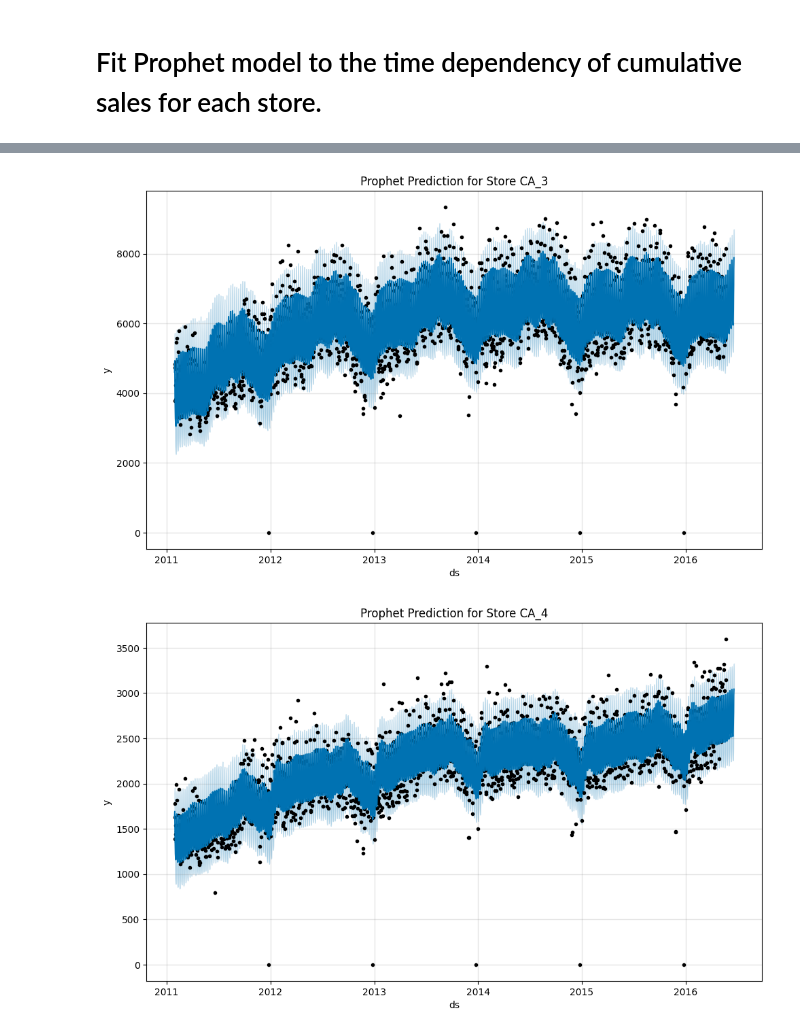
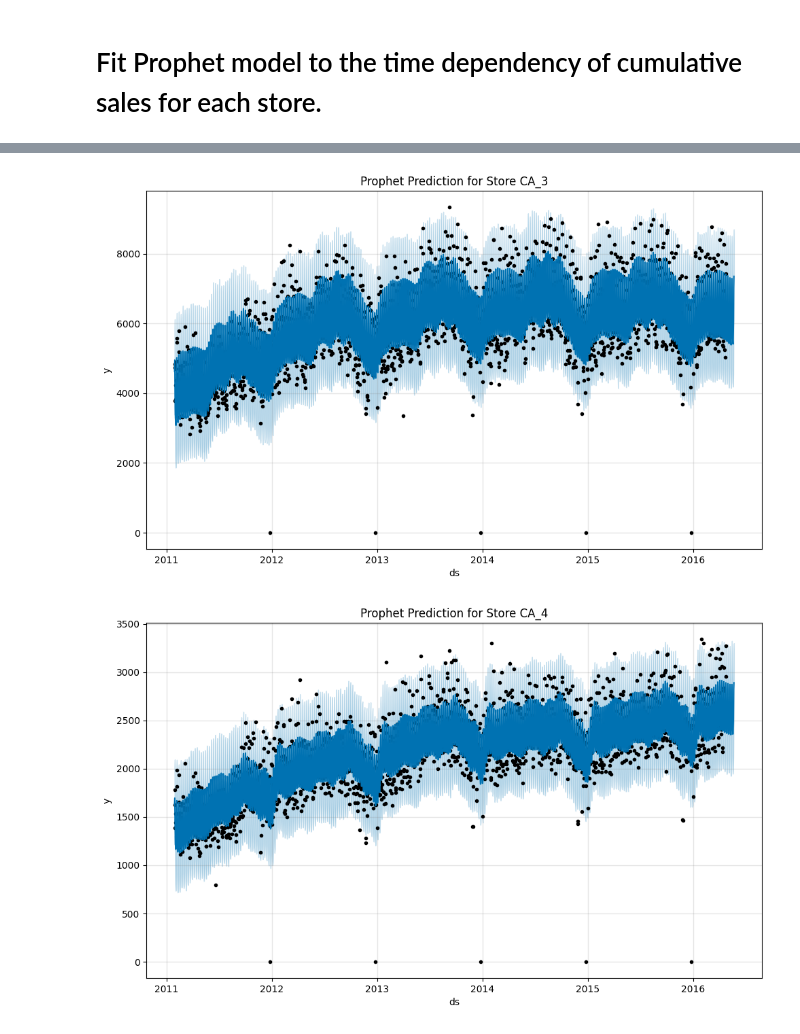
Before and after one commit to VPERepos/DataSciencePortfolio, a Jupyter notebook: TimeSeriesForecasting/GroceryRetailSalesForecasting/Notebooks/GroceryRetailSalesForecastingModellingPrototype.ipynb, the cells around one changed output, grey strips where cells are left out. Cells and saved outputs as stored; diff of their text form; code cells hidden in the pictures.

Commit message:
backup 2: modeling grocery retail forecast

```diff
--- a/TimeSeriesForecasting/GroceryRetailSalesForecasting/Notebooks/GroceryRetailSalesForecastingModellingPrototype.ipynb
+++ b/TimeSeriesForecasting/GroceryRetailSalesForecasting/Notebooks/GroceryRetailSalesForecastingModellingPrototype.ipynb
@@ -5,6 +5,7 @@ import os
 import pandas as pd
 from prophet import Prophet
 import numpy as np
+import matplotlib.pyplot as plt
 
 DATASETS_PATH = os.getenv("DATASETS_PATH")
 
@@ -12,57 +13,78 @@ df_calendar = pd.read_csv(DATASETS_PATH + "/RetailOptimizationProject/m5-forecas
 
 df_sell_prices = pd.read_csv(DATASETS_PATH + "/RetailOptimizationProject/m5-forecasting-accuracy/sell_prices.csv")
 
-df_sales_train = pd.read_csv(DATASETS_PATH + "/RetailOptimizationProject/m5-forecasting-accuracy/sales_train_evaluation.csv")
+df_sales_train = pd.read_csv(DATASETS_PATH + "/RetailOptimizationProject/m5-forecasting-accuracy/sales_train_validation.csv")
 
-# Get unique store IDs
+df_sales_test = pd.read_csv(DATASETS_PATH + "/RetailOptimizationProject/m5-forecasting-accuracy/sales_train_evaluation.csv")
+
 store_ids = df_sales_train['store_id'].unique()
 
-# Dictionary to hold per-store DataFrames ready for Prophet
 store_dfs = {}
 
+store_sums_train = {}
+
+store_sums_test = {}
+
+store_sell_prices = {}
+
 for store in store_ids:
-    # Filter sales for this store
-    df_store = df_sales_train[df_sales_train['store_id'] == store].copy()
 
-    # Sum over items per day to get total store-level sales
-    # Assuming day columns are like d_1, d_2, ..., d_1941
-    day_cols = [col for col in df_store.columns if col.startswith('d_')]
-    df_sum = df_store[day_cols].sum(axis=0).reset_index()
+    df_store_train = df_sales_train[df_sales_train['store_id'] == store].copy()
+    day_cols_train = [col for col in df_store_train.columns if col.startswith('d_')]
+    df_sum_train = df_store_train[day_cols_train].sum(axis=0).reset_index()
+    df_sum_train.columns = ['d', 'y']
+    store_sums_train[store] = df_sum_train.copy()
 
-    # Rename columns to Prophet format: 'ds' = date, 'y' = value
-    df_sum.columns = ['d', 'y']
+    df_store_test = df_sales_test[df_sales_test['store_id'] == store].copy()
+    day_cols_test = [col for col in df_store_test.columns if col.startswith('d_')]
+    df_sum_test = df_store_test[day_cols_test].sum(axis=0).reset_index()
+    df_sum_test.columns = ['d', 'y']
+    store_sums_test[store] = df_sum_test.copy()
 
-    # Merge with calendar to get actual dates
-    df_prophet = df_sum.merge(df_calendar[['d','date']], on='d', how='left')
+    df_store_prices = df_sell_prices[df_sell_prices['store_id'] == store].copy()
+    store_sell_prices[store] = df_store_prices.copy()
 
-    # Final Prophet DataFrame
+
+    df_prophet = df_sum_train.merge(df_calendar[['d','date']], on='d', how='left')
+
     df_prophet = df_prophet[['date','y']].rename(columns={'date':'ds'})
 
-    # Store in dictionary
-    store_dfs[store] = df_prophet
+    store_dfs[store] = df_prophet.copy()
+
 
 store_models = {}
-
 for store, df in store_dfs.items():
-    model = Prophet()
+    model = Prophet(interval_width=0.95)
     model.fit(df)
     store_models[store] = model
 
-# Number of future days to forecast
 future_days = 28
 
+# Dictionary to store forecasts for each store
+store_forecasts = {}
+
 for store_id, df_store in store_dfs.items():
-    # Get the fitted Prophet model
+
+    # Get the trained model
     model = store_models[store_id]
 
-    # Create future dataframe (includes historical + future)
+    # Create future dataframe
     future = model.make_future_dataframe(periods=future_days)
 
     # Predict
     forecast = model.predict(future)
 
-    # Plot prediction for the store
+    # Optional: plot
     fig = model.plot(forecast)
     plt.title(f"Prophet Prediction for Store {store_id}")
     plt.show()
+
+    # Keep only relevant columns
+    forecast_store = forecast[['ds', 'yhat_lower', 'yhat_upper', 'yhat']].copy()
+
+    # Add store_id column
+    forecast_store['store_id'] = store_id
+
+    # Save in dictionary
+    store_forecasts[store_id] = forecast_store.copy()
 # %% [output]
@@ -91,2 +113,2 @@ for store_id, df_store in store_dfs.items():
-[figure, old version]
+[figure, new version]
-[figure, old version]
+[figure, new version]
```
Also changed, not shown: parts of 19 cells of this notebook, 2 other files.
